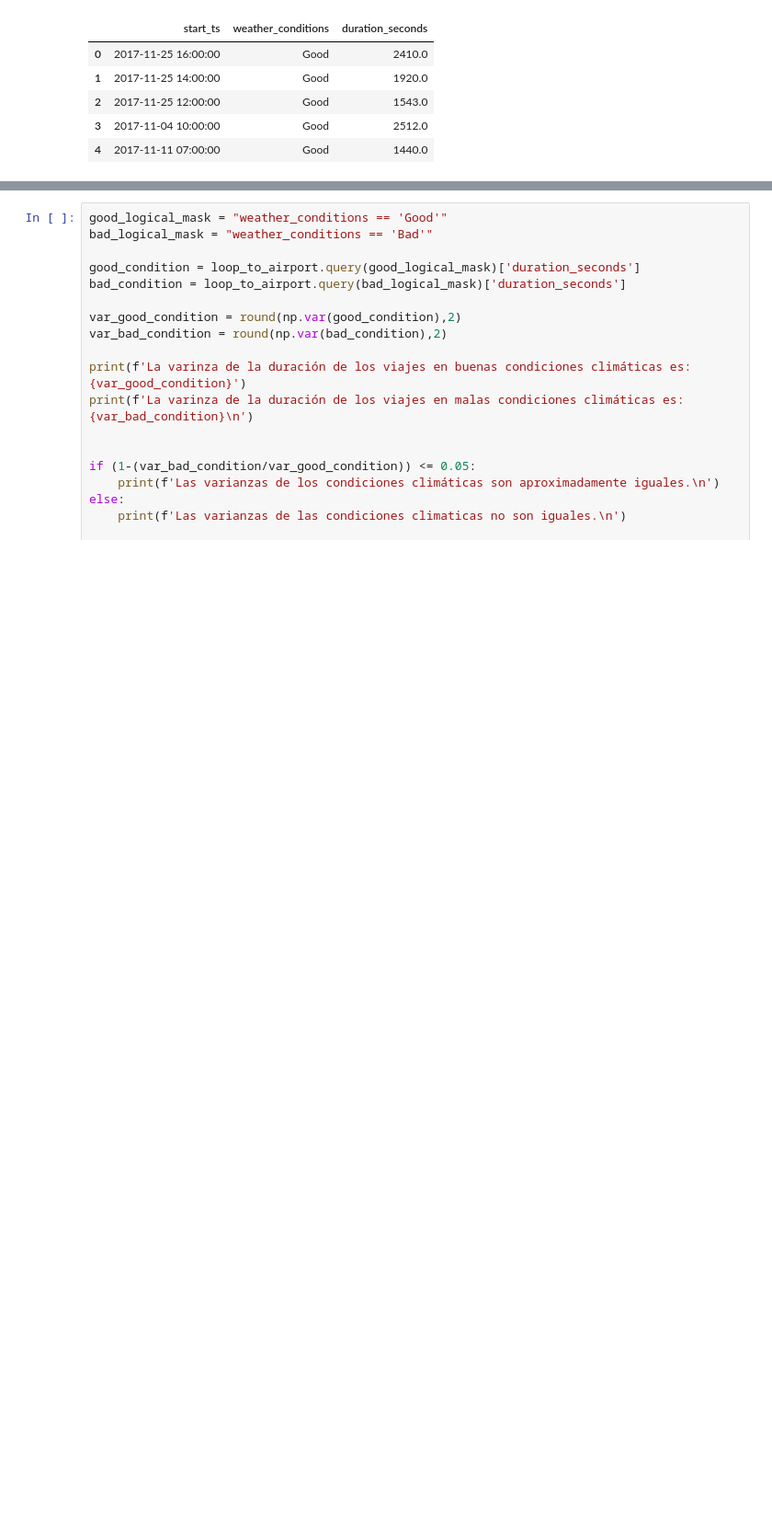
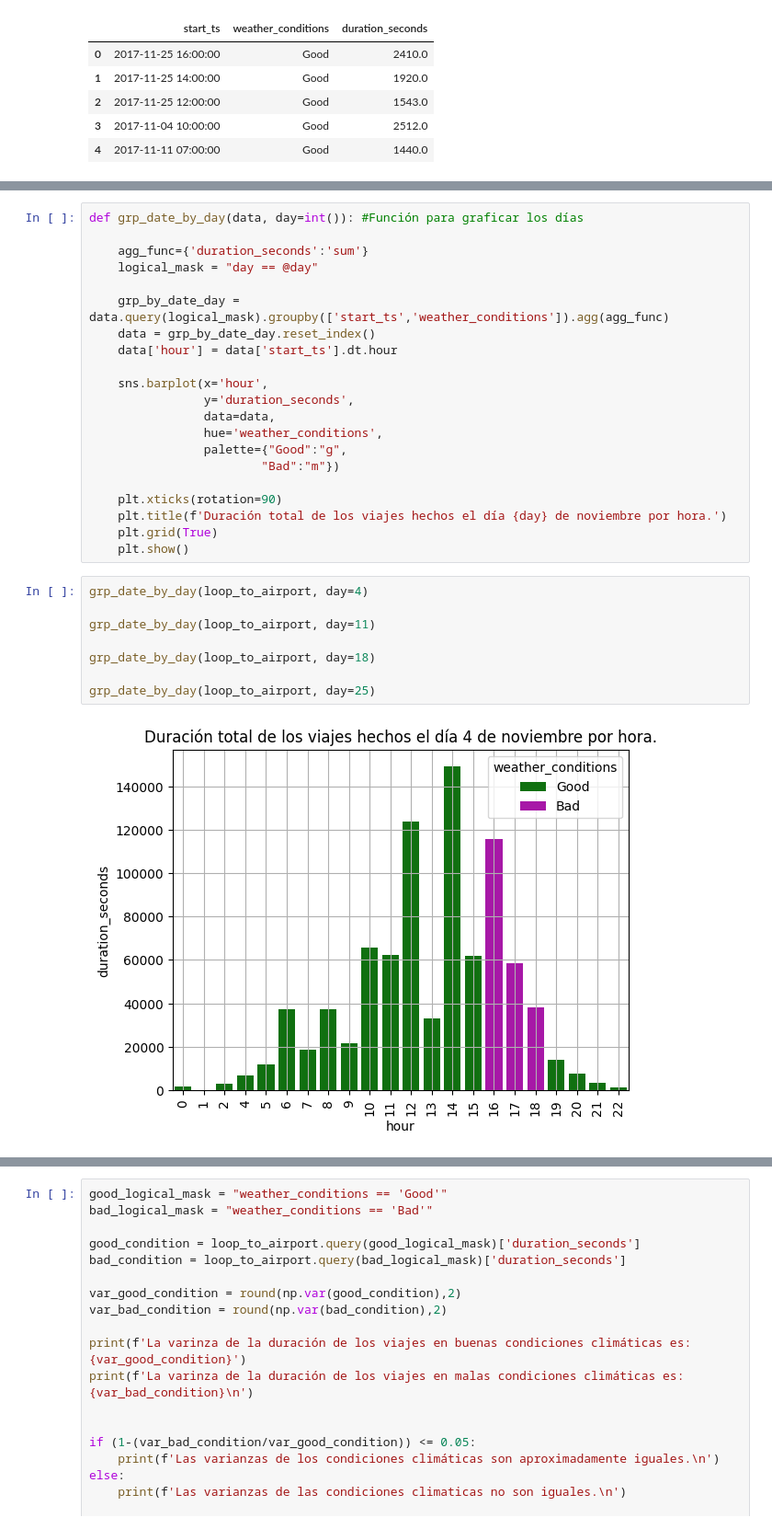
Before and after one commit to Car27VeP/AED_viajes_taxis, a Jupyter notebook: EDA.ipynb, the cells around one changed output, grey strips where cells are left out. Shown at 92% size. Drawn from its saved outputs; the diff is of its cells as text; blank space fills up the shorter version.

```diff
--- a/EDA.ipynb
+++ b/EDA.ipynb
@@ -182,0 +245,31 @@ loop_to_airport.head()
+# %%
+def grp_date_by_day(data, day=int()): #Función para graficar los días
+
+    agg_func={'duration_seconds':'sum'}
+    logical_mask = "day == @day"
+
+    grp_by_date_day = data.query(logical_mask).groupby(['start_ts','weather_conditions']).agg(agg_func)
+    data = grp_by_date_day.reset_index()
+    data['hour'] = data['start_ts'].dt.hour
+
+    sns.barplot(x='hour',
+                y='duration_seconds',
+                data=data,
+                hue='weather_conditions',
+                palette={"Good":"g",
+                        "Bad":"m"})
+
+    plt.xticks(rotation=90)
+    plt.title(f'Duración total de los viajes hechos el día {day} de noviembre por hora.')
+    plt.grid(True)
+    plt.show()
+# %%
+grp_date_by_day(loop_to_airport, day=4)
+
+grp_date_by_day(loop_to_airport, day=11)
+
+grp_date_by_day(loop_to_airport, day=18)
+
+grp_date_by_day(loop_to_airport, day=25)
+# %% [output]
+[figure, added]
```
Also changed, not shown: parts of 16 cells of this notebook.
